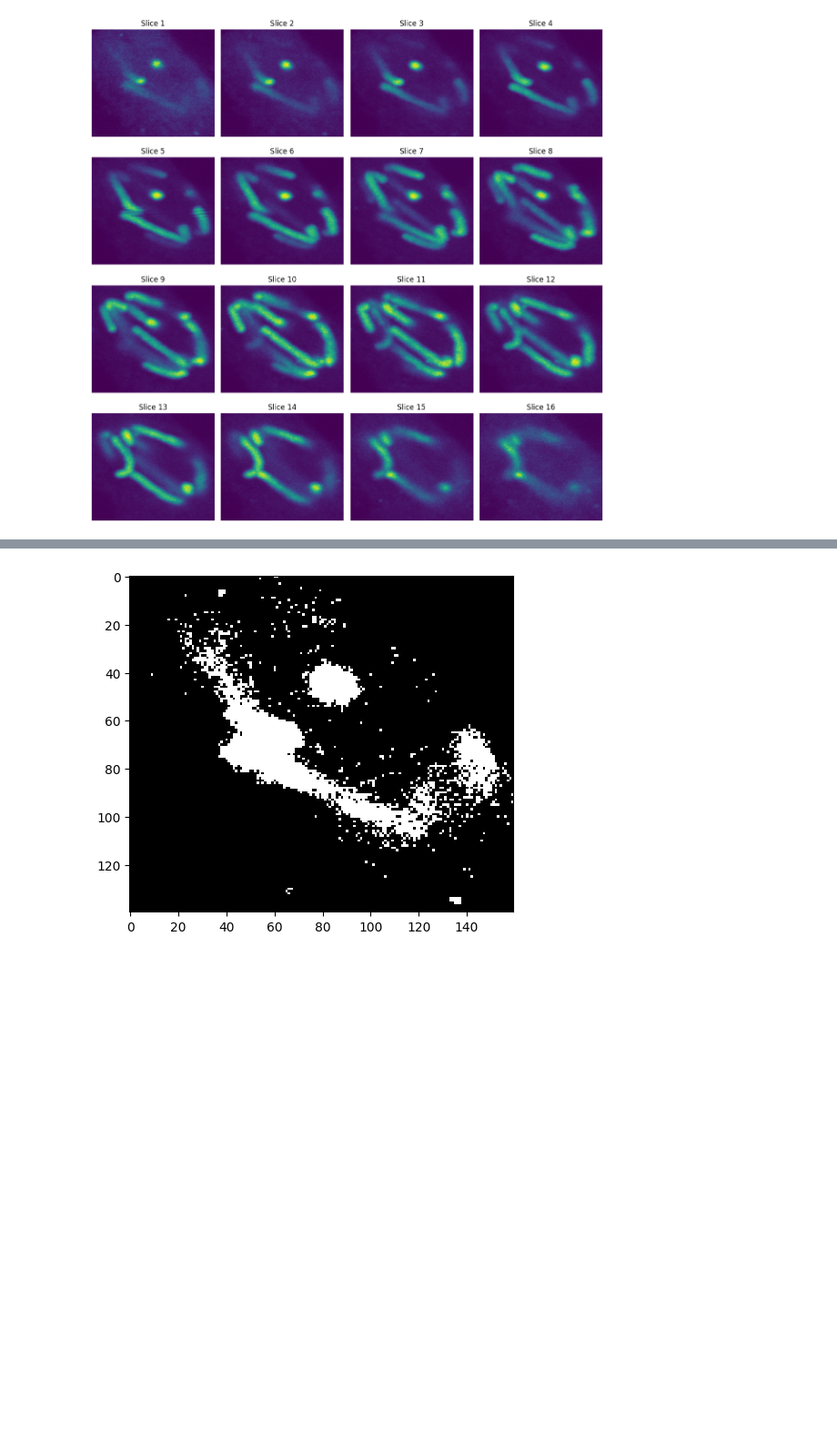
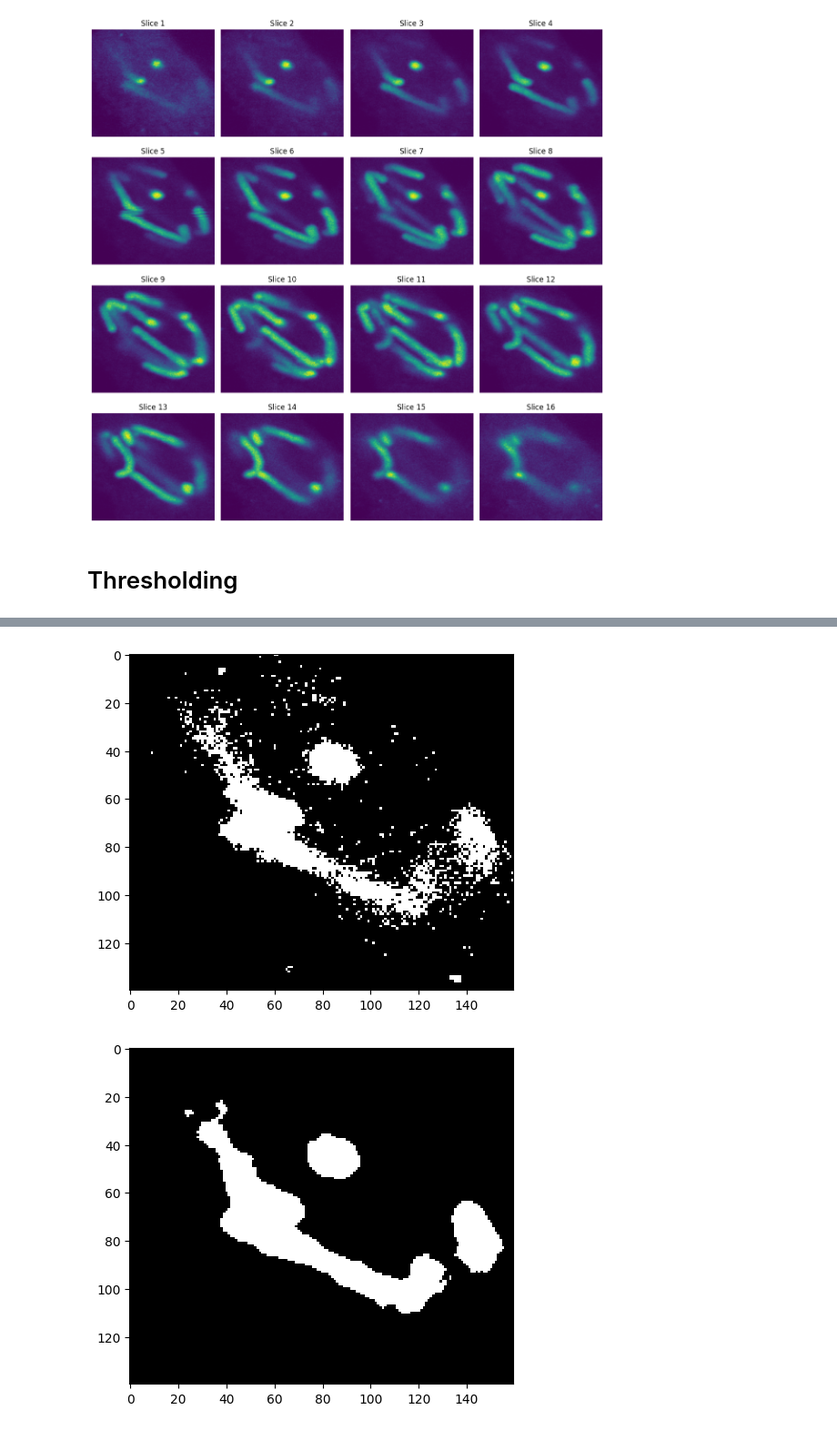
Before and after one commit to codes-by-pinewood/IAAM_Practical6, a Jupyter notebook: ImageAnalysis_Practical6.ipynb, the cells around one changed output, grey strips where cells are left out. Shown at 91% size. Saved outputs shown, nothing was run; the diff lists cells and outputs as text; code cells hidden in the pictures; blank space fills up the shorter version.

```diff
--- a/ImageAnalysis_Practical6.ipynb
+++ b/ImageAnalysis_Practical6.ipynb
@@ -58,18 +75,25 @@ plt.tight_layout()
 plt.show()
 # %% [output]
 [figure]
+# %% [markdown]
+# Thresholding
 # %%
 chromo_tif.Show()
 
 image_array = np.array(chromo_tif)
 gray_image = np.mean(image_array, axis=2)
 gray_image_dip = dip.Image(gray_image)
 gray_image_dip.Show()
 
-#gdip = dip.MedianFilter(gray_image_dip)
-iso_thresh = dip.OtsuThreshold(gray_image_dip)
-iso_thresh.Show()
+mf_gdip = dip.MedianFilter(gray_image_dip)
+
+otsu_thresh = dip.OtsuThreshold(gray_image_dip)
+otsu_thresh.Show()
+
+otsu_thresh_with_median = dip.OtsuThreshold(mf_gdip)
+otsu_thresh_with_median.Show()
 # %% [output]
 [figure]
 [figure]
 [figure]
+[figure, added]
```
Also changed, not shown: parts of 14 cells of this notebook, 4 other files.
